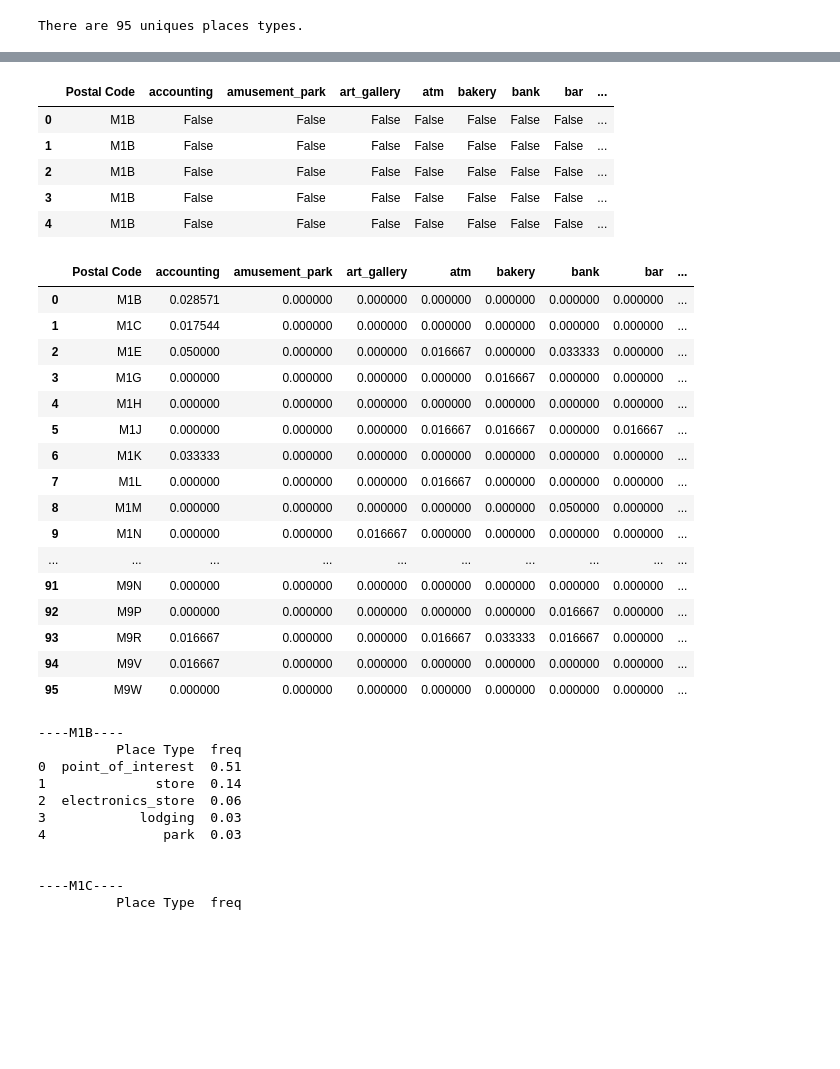
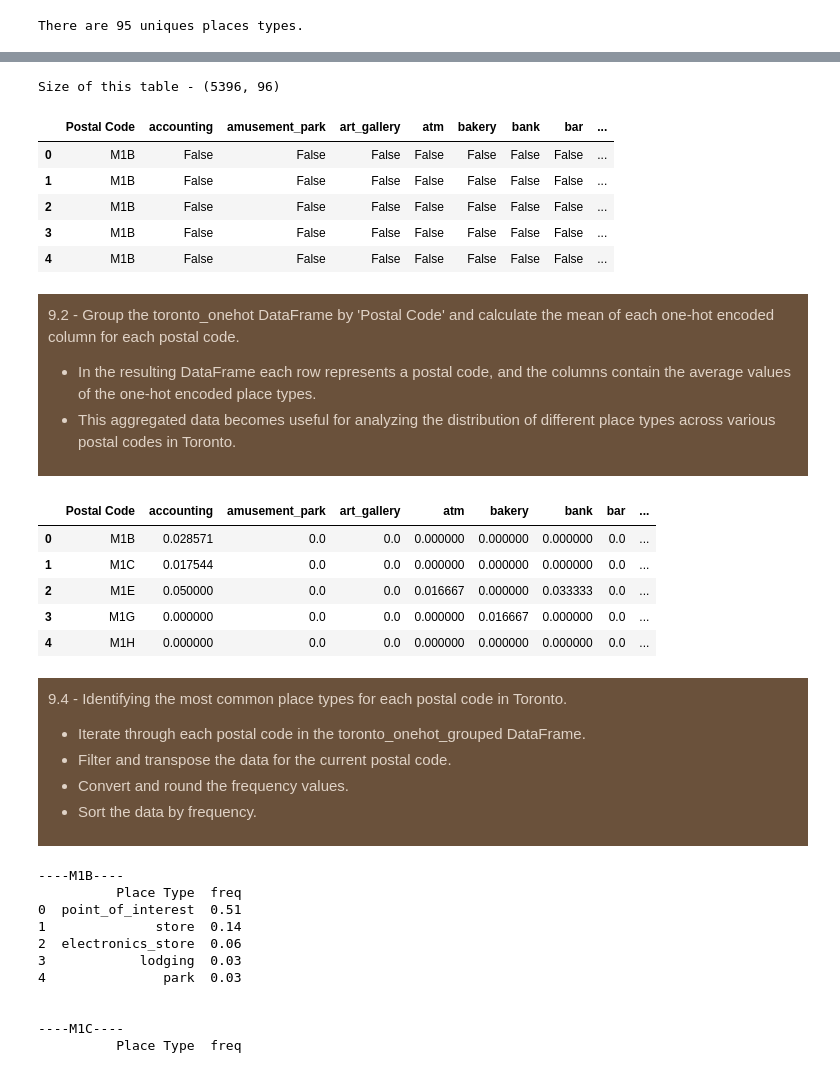
Before and after one commit to Dhruvi267/Market_segment, a Jupyter notebook: market-segmentationV3.ipynb, the cells around one changed output, grey strips where cells are left out. Drawn from its saved outputs; the diff is of its cells as text; code cells hidden in the pictures; blank space fills up the shorter version.

```diff
--- a/market-segmentationV3.ipynb
+++ b/market-segmentationV3.ipynb
@@ -915,35 +928,44 @@ toronto_onehot['Postal Code'] = toronto_data_places_df['Postal Code']
 fixed_columns = [toronto_onehot.columns[-1]] + list(toronto_onehot.columns[:-1])
 toronto_onehot = toronto_onehot[fixed_columns]
 
-toronto_onehot.head()
+print(f"Size of this table - {toronto_onehot.shape}")
+display(toronto_onehot.head())
 # %% [output]
+Size of this table - (5396, 96)
 |  | Postal Code | accounting | amusement_park | art_gallery | atm | bakery | bank | bar | ... |
 | 0 | M1B | False | False | False | False | False | False | False | ... |
 | 1 | M1B | False | False | False | False | False | False | False | ... |
 | 2 | M1B | False | False | False | False | False | False | False | ... |
 | 3 | M1B | False | False | False | False | False | False | False | ... |
 | 4 | M1B | False | False | False | False | False | False | False | ... |
+# %% [markdown]
+ <div style="background-color: #6a513b; padding: 10px;">
+  <p style="color: #e0d3c7;" >9.2 - Group the toronto_onehot DataFrame by 'Postal Code' and calculate the mean of each one-hot encoded column for each postal code.</p>
+  <ul>
+    <li style="color: #e0d3c7;">In the resulting DataFrame each row represents a postal code, and the columns contain the average values of the one-hot encoded place types.</li>
+    <li style="color: #e0d3c7;">This aggregated data becomes useful for analyzing the distribution of different place types across various postal codes in Toronto.</li>
+  </ul>
+</div>
 # %%
 toronto_onehot_grouped = toronto_onehot.groupby('Postal Code').mean().reset_index()
-toronto_onehot_grouped
+toronto_onehot_grouped.head()
 # %% [output]
 |  | Postal Code | accounting | amusement_park | art_gallery | atm | bakery | bank | bar | ... |
-| 0 | M1B | 0.028571 | 0.000000 | 0.000000 | 0.000000 | 0.000000 | 0.000000 | 0.000000 | ... |
-| 1 | M1C | 0.017544 | 0.000000 | 0.000000 | 0.000000 | 0.000000 | 0.000000 | 0.000000 | ... |
-| 2 | M1E | 0.050000 | 0.000000 | 0.000000 | 0.016667 | 0.000000 | 0.033333 | 0.000000 | ... |
-| 3 | M1G | 0.000000 | 0.000000 | 0.000000 | 0.000000 | 0.016667 | 0.000000 | 0.000000 | ... |
-| 4 | M1H | 0.000000 | 0.000000 | 0.000000 | 0.000000 | 0.000000 | 0.000000 | 0.000000 | ... |
-| 5 | M1J | 0.000000 | 0.000000 | 0.000000 | 0.016667 | 0.016667 | 0.000000 | 0.016667 | ... |
-| 6 | M1K | 0.033333 | 0.000000 | 0.000000 | 0.000000 | 0.000000 | 0.000000 | 0.000000 | ... |
-| 7 | M1L | 0.000000 | 0.000000 | 0.000000 | 0.016667 | 0.000000 | 0.000000 | 0.000000 | ... |
-| 8 | M1M | 0.000000 | 0.000000 | 0.000000 | 0.000000 | 0.000000 | 0.050000 | 0.000000 | ... |
-| 9 | M1N | 0.000000 | 0.000000 | 0.016667 | 0.000000 | 0.000000 | 0.000000 | 0.000000 | ... |
-| ... | ... | ... | ... | ... | ... | ... | ... | ... | ... |
-| 91 | M9N | 0.000000 | 0.000000 | 0.000000 | 0.000000 | 0.000000 | 0.000000 | 0.000000 | ... |
-| 92 | M9P | 0.000000 | 0.000000 | 0.000000 | 0.000000 | 0.000000 | 0.016667 | 0.000000 | ... |
-| 93 | M9R | 0.016667 | 0.000000 | 0.000000 | 0.016667 | 0.033333 | 0.016667 | 0.000000 | ... |
-| 94 | M9V | 0.016667 | 0.000000 | 0.000000 | 0.000000 | 0.000000 | 0.000000 | 0.000000 | ... |
-| 95 | M9W | 0.000000 | 0.000000 | 0.000000 | 0.000000 | 0.000000 | 0.000000 | 0.000000 | ... |
+| 0 | M1B | 0.028571 | 0.0 | 0.0 | 0.000000 | 0.000000 | 0.000000 | 0.0 | ... |
+| 1 | M1C | 0.017544 | 0.0 | 0.0 | 0.000000 | 0.000000 | 0.000000 | 0.0 | ... |
+| 2 | M1E | 0.050000 | 0.0 | 0.0 | 0.016667 | 0.000000 | 0.033333 | 0.0 | ... |
+| 3 | M1G | 0.000000 | 0.0 | 0.0 | 0.000000 | 0.016667 | 0.000000 | 0.0 | ... |
+| 4 | M1H | 0.000000 | 0.0 | 0.0 | 0.000000 | 0.000000 | 0.000000 | 0.0 | ... |
+# %% [markdown]
+ <div style="background-color: #6a513b; padding: 10px;">
+  <p style="color: #e0d3c7;" >9.4 - Identifying the most common place types for each postal code in Toronto.</p>
+  <ul>
+    <li style="color: #e0d3c7;">Iterate through each postal code in the toronto_onehot_grouped DataFrame.</li>
+    <li style="color: #e0d3c7;">Filter and transpose the data for the current postal code.</li>
+    <li style="color: #e0d3c7;">Convert and round the frequency values.</li>
+    <li style="color: #e0d3c7;">Sort the data by frequency.</li>
+  </ul>
+</div>
 # %%
 num_top_venues = 5
 
```
Also changed, not shown: parts of 21 cells of this notebook.
